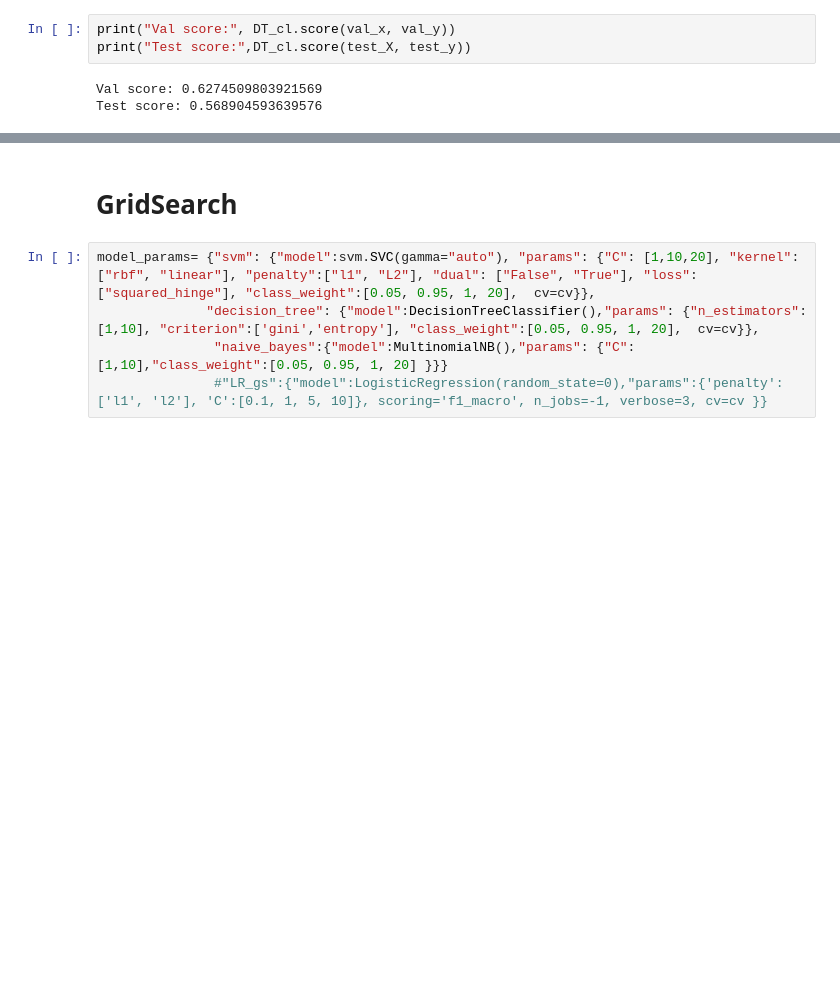
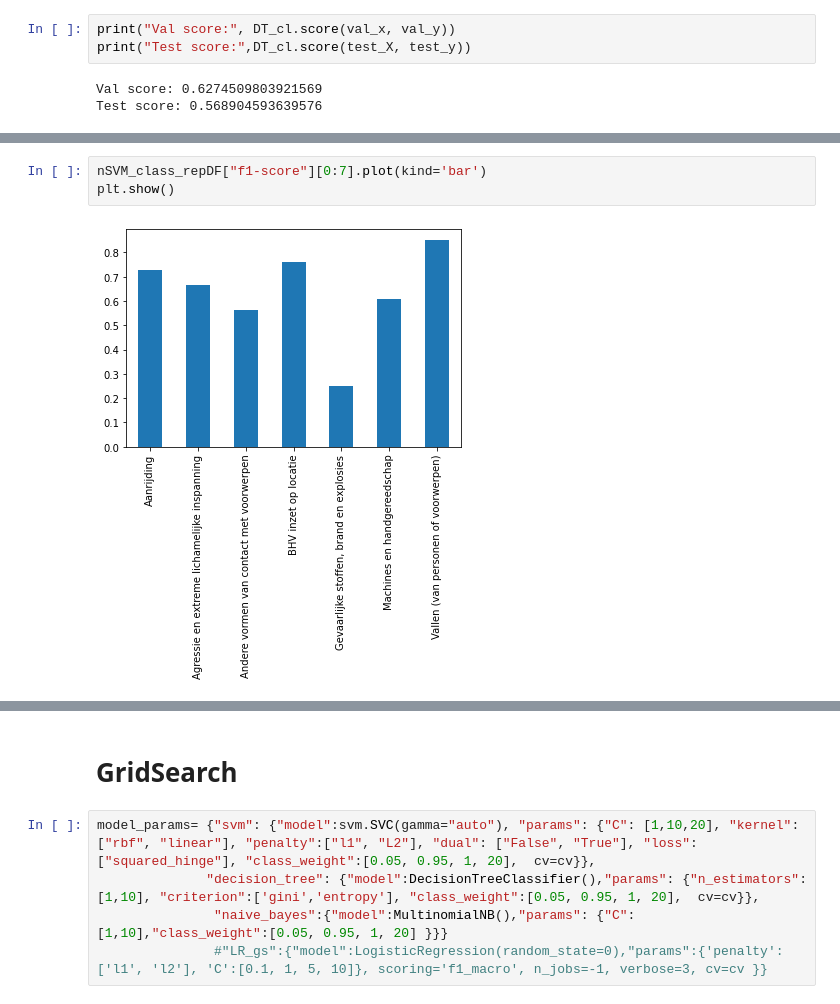
Before and after one commit to bryonie/Multi-Class-Text-Classification, a Jupyter notebook: Fix_Gridcearch.ipynb, the cells around one changed output, grey strips where cells are left out. Saved outputs shown, nothing was run; the diff lists cells and outputs as text; blank space fills up the shorter version.

```diff
--- a/Fix_Gridcearch.ipynb
+++ b/Fix_Gridcearch.ipynb
@@ -550,0 +655,5 @@ Test score: 0.568904593639576
+# %%
+nSVM_class_repDF["f1-score"][0:7].plot(kind='bar')
+plt.show()
+# %% [output]
+[figure, added]
```
Also changed, not shown: parts of 26 cells of this notebook.
